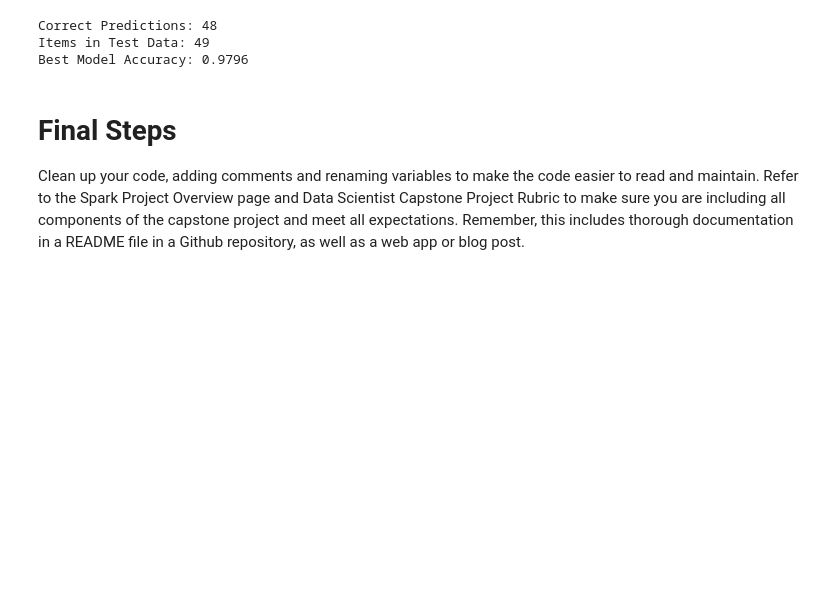
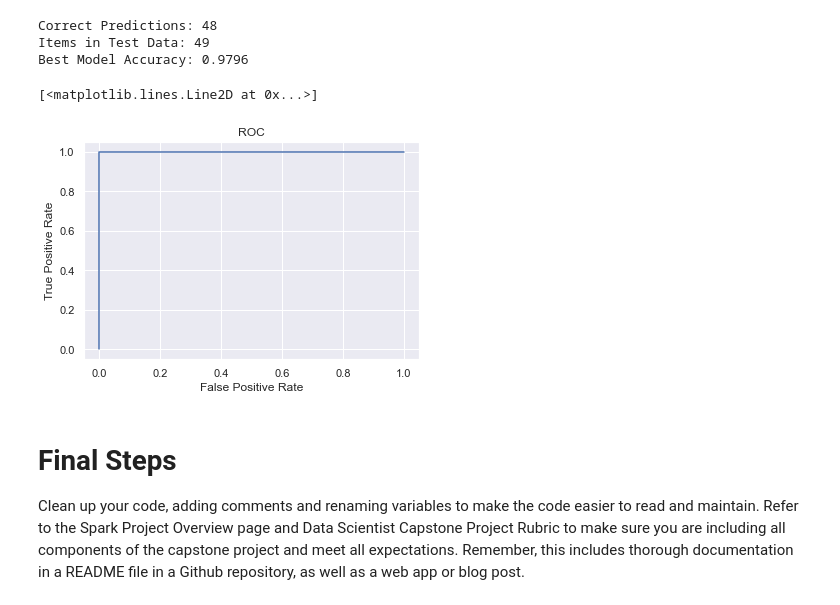
Before and after one commit to pmherp/udsnd_project-capstone, a Jupyter notebook: Sparkify.ipynb, the cells around one changed output. Cells and saved outputs as stored; diff of their text form; code cells hidden in the pictures; blank space fills up the shorter version.

Commit message:
feat: AUC-ROC curve for tuned model

```diff
--- a/Sparkify.ipynb
+++ b/Sparkify.ipynb
@@ -919,6 +965,14 @@ evaluate_advanced_predict(adv_preds)
 Correct Predictions: 48
 Items in Test Data: 49
 Best Model Accuracy: 0.9796
+# %%
+#plot AUC-ROC curve for True Positives / False Positives on test predictions
+#result is an ideal AUC-ROC curve, which means there is a clear
+#distinction between the classes. The maximum area between ROC curve and base line is achieved here.
+plot_roc()
+# %% [output]
+[<matplotlib.lines.Line2D at 0x...>]
+[figure, added]
 # %% [markdown]
 # Final Steps
 Clean up your code, adding comments and renaming variables to make the code easier to read and maintain. Refer to the Spark Project Overview page and Data Scientist Capstone Project Rubric to make sure you are including all components of the capstone project and meet all expectations. Remember, this includes thorough documentation in a README file in a Github repository, as well as a web app or blog post.
```
Also changed, not shown: parts of 1 cell of this notebook, 1 other file.
